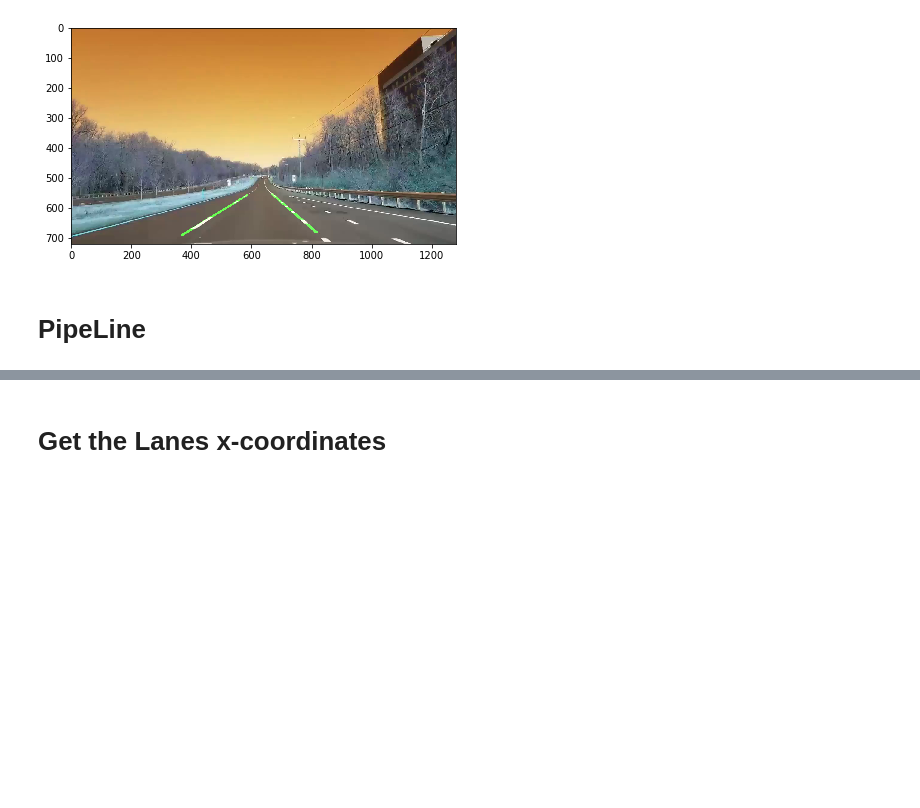
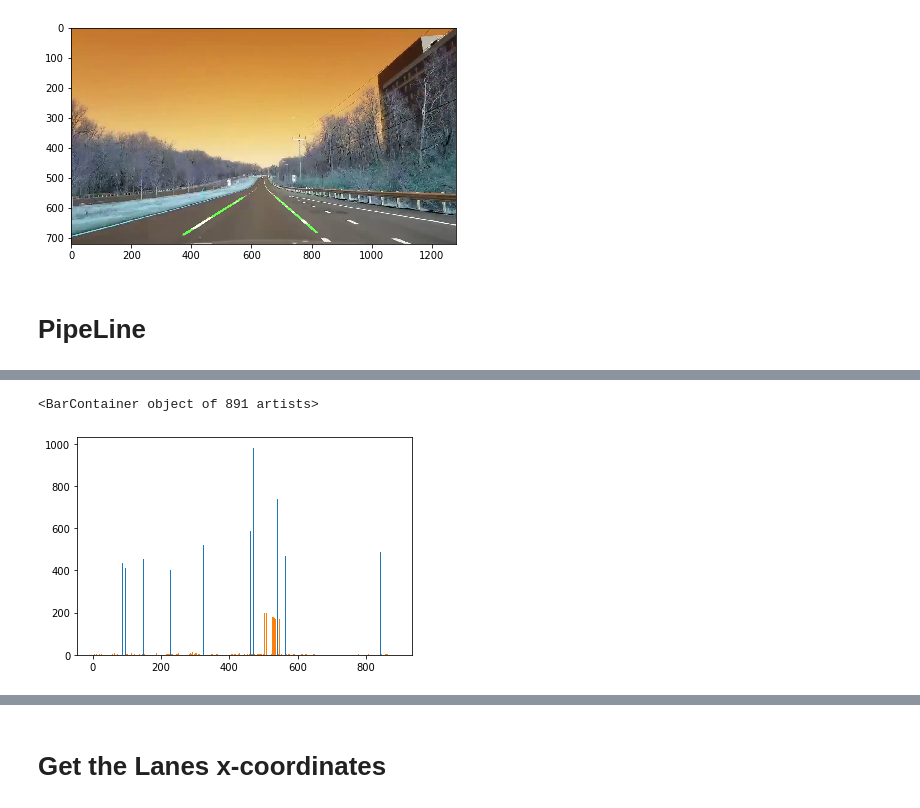
Before and after one commit to Ali-Hossam/Video-Lane-Detection, a Jupyter notebook: Lane Detection.ipynb, the cells around one changed output, grey strips where cells are left out. Drawn from its saved outputs; the diff is of its cells as text; code cells hidden in the pictures; blank space fills up the shorter version.

```diff
--- a/Lane Detection.ipynb
+++ b/Lane Detection.ipynb
@@ -269,16 +282,19 @@ io.imshow(frame)
 # %%
+distances1 = []
+distances2 = []
+approved1 = []
+approved2 = []
 def pipeline(video_path):
     video = cv2.VideoCapture('images/LaneVideo.mp4')
     i = 0
 
-    past_r = 0
+    past_r1, past_r2, past_theta1, past_theta2 = 0, 0, 0, 0
     while video.isOpened():
         ret, frame = video.read()
         if not ret:
             break
 
         # crop image using the following dimensions
-        x1, x2, y1, y2 = 275, 1020, 470, 720
         cropped_img = ROI(frame, x1, x2, y1, y2)
         if(i % 1 == 0):
             # smooth image
@@ -293,21 +309,45 @@ def pipeline(video_path):
             binary_img = gray_to_binary(transformed_img, threshold)
 
             # add morphological opeations if needed
-            morph_img = apply_errosion(binary_img, 10)
+            morph_img = apply_errosion(binary_img, 2)
 
             # apply hough transfomration
-            hough_ = Hough(5, 200)
+            hough_ = Hough(5, 500)
             r1, theta1, r2, theta2 = hough_.get_polar_coorindates(morph_img)
 
+            # calculate distance between new and previous r and theta
+            dist1 = calc_distance_between_lines(r1, theta1, past_r1, past_theta1)
+            dist2 = calc_distance_between_lines(r2, theta2, past_r2, past_theta2)
 
-            lanes_mask = hough_.get_mask(morph_img, r1, theta1, r2, theta2)
+            distances1.append(dist1)
+            distances2.append(dist2)
 
+            # check if the new line near to the previous one or if it is the first iteration
+            if(dist1 < 200 or not (past_r1 and past_theta1)):
+                lane1_mask = hough_.get_mask(morph_img, r1, theta1)
+                approved1.append(dist1)
+                past_r1, past_theta1 = r1, theta1
+            else:
+                approved1.append(0)
+
+
+            if(dist2 < 200 or not (past_r2 and past_theta2)):
+                lane2_mask = hough_.get_mask(morph_img, r2, theta2)
+                approved2.append(dist2)
+                past_r2, past_theta2 = r2, theta2
+            else:
+                approved2.append(0)
+
+            lanes_mask = np.maximum(lane1_mask, lane2_mask)
             # apply inverse tranformation
             H, W, _ = lanes_mask.shape
             inv_lanes_mask = inv_perspective_transform(lanes_mask, PT_matrix, W, H)
 
             # add mask to the original frame
             inv_lanes_mask[:, :, 1] = dilation(inv_lanes_mask[:, :, 1], square(5)) # dilation
+
+            # # update past values
+            # past_r1, past_r2, past_theta1, past_theta2 = r1, r2, theta1, theta2
 
         cropped_img[:, :, 1] = np.maximum(cropped_img[:, :, 1], inv_lanes_mask[:, :, 1])
         frame[y1:y2, x1:x2] = cropped_img
@@ -316,7 +356,7 @@ def pipeline(video_path):
 
         # Display the frame
         cv2.imshow('Video Player', frame)
-        cv2.imshow("PT", binary_img.astype(float))
+        cv2.imshow("PT", morph_img.astype(float))
         # Check for user input to exit (press 'q')
         if cv2.waitKey(25) & 0xFF == ord('q'):
             break
@@ -330,0 +371,6 @@ Wall time: 1min 10s
+# %%
+plt.bar(range(len(distances1)), distances1)
+plt.bar(range(len(distances1)), approved1)
+# %% [output]
+<BarContainer object of 891 artists>
+[figure, added]
```
Also changed, not shown: parts of 13 cells of this notebook.
